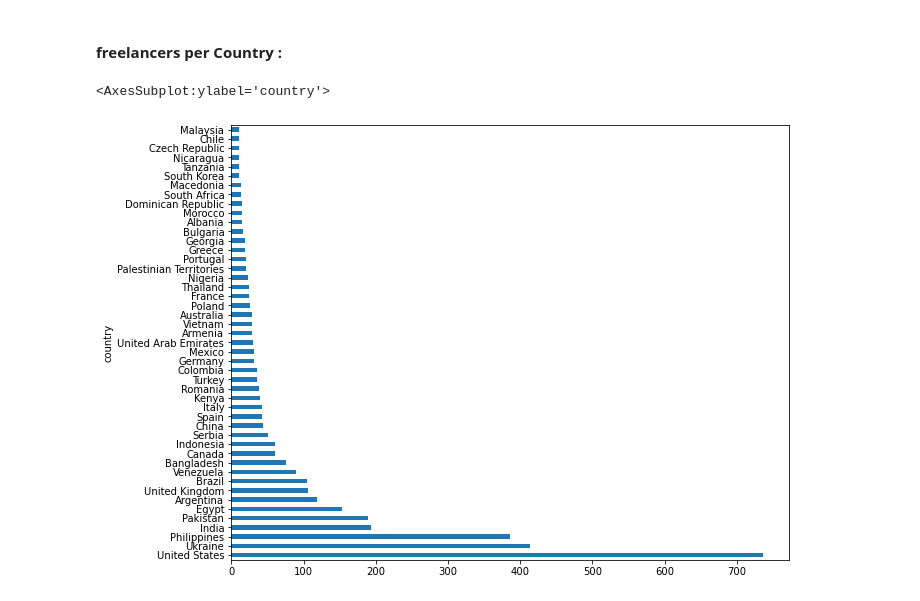
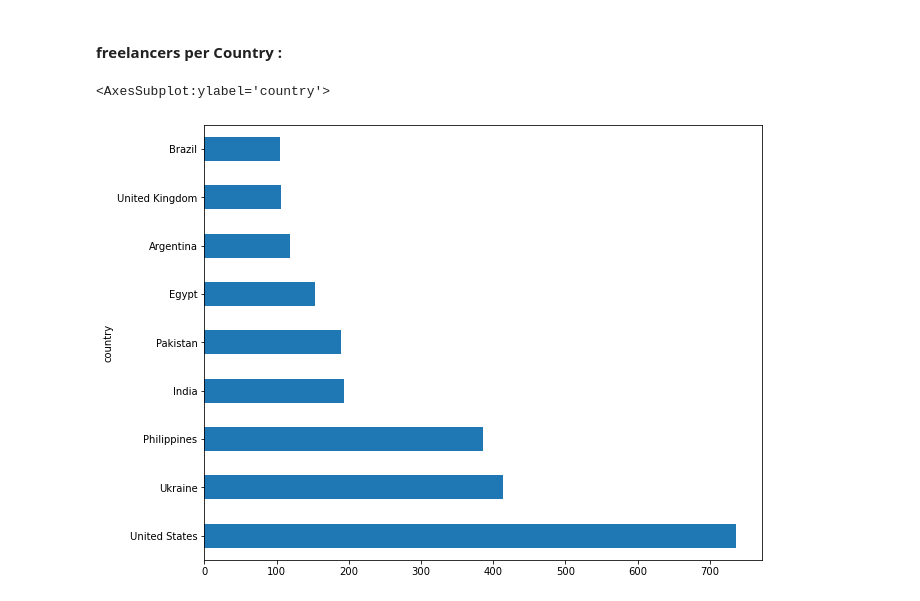
Before and after one commit to MohamedElfallah/upwork_data_mining, a Jupyter notebook: cleaning_data.ipynb, the cells around one changed output. Saved outputs shown, nothing was run; the diff lists cells and outputs as text; code cells hidden in the pictures.

```diff
--- a/cleaning_data.ipynb
+++ b/cleaning_data.ipynb
@@ -295,8 +295,8 @@ plt.show()
 # %%
 #### Number of freelancers per country :
 countries = df.groupby(df["country"])["country"].count()
-countries_most = countries[countries > 10].sort_values(ascending=False)
+countries_most = countries[countries > 100].sort_values(ascending=False)
 countries_most.plot(kind="barh", figsize= (10, 8))
 # %% [output]
 <AxesSubplot:ylabel='country'>
-[figure, old version]
+[figure, new version]
```
Also changed, not shown: parts of 11 cells of this notebook.
